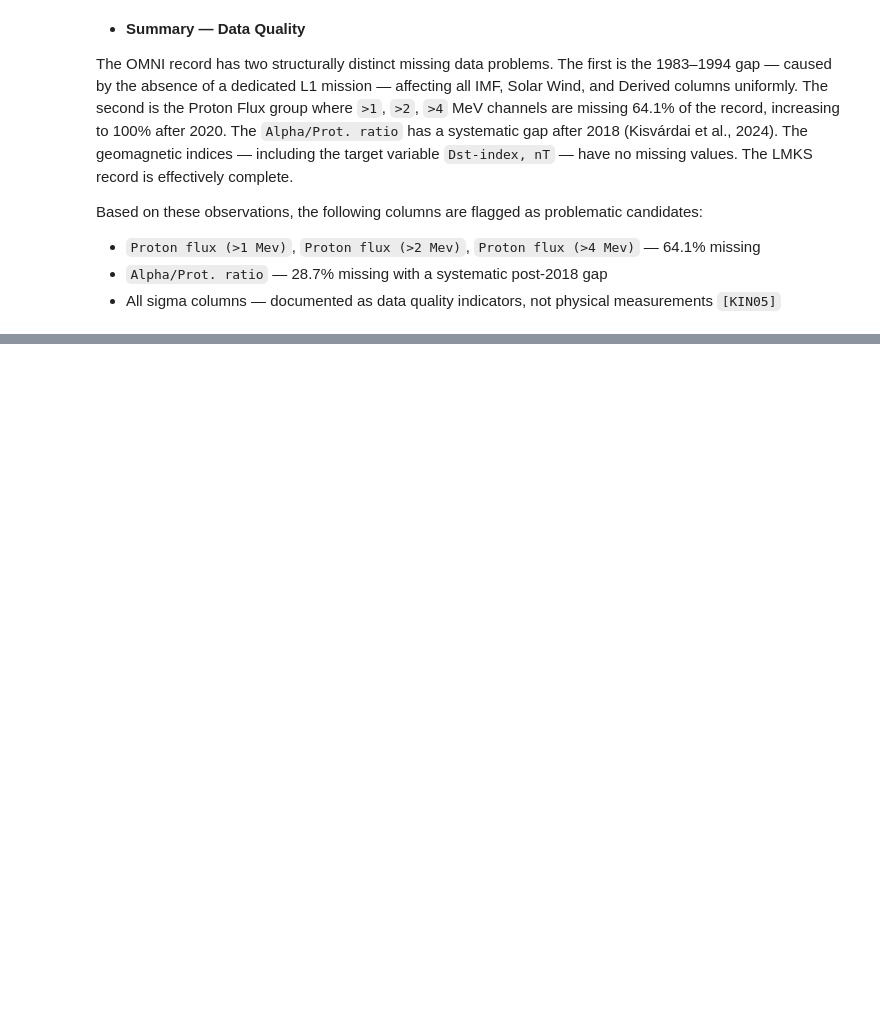
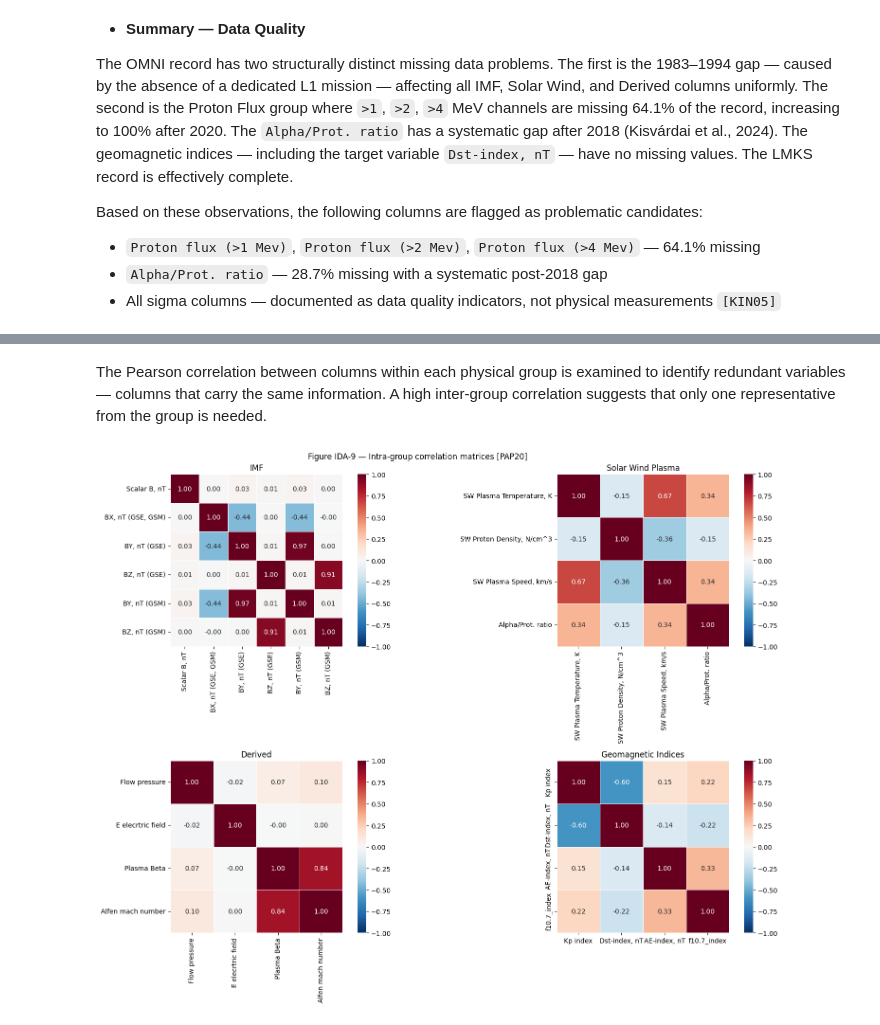
Before and after one commit to RoumenNikolov/cosmic-ray-storm-clean, a Jupyter notebook: cosmic_ray_storm_prediction.ipynb, the cells around one changed output, grey strips where cells are left out. Saved outputs shown, nothing was run; the diff lists cells and outputs as text; code cells hidden in the pictures; blank space fills up the shorter version.

Commit message:
feat: IDA – Feature-Target Analysis, correlation matrix, scatter plots vs Dst (Fig IDA-9, IDA-10)

```diff
--- a/cosmic_ray_storm_prediction.ipynb
+++ b/cosmic_ray_storm_prediction.ipynb
@@ -826,0 +756,48 @@ The 8 GLE hours and 2,259 Forbush hours are physically distinct signals and will
+# %% [markdown]
+The Pearson correlation between columns within each physical group is examined to identify redundant variables — columns that carry the same information. A high inter-group correlation suggests that only one representative from the group is needed.
+# %%
+
+# ── IDA: Intra-group correlation matrix ───────────────────────────────────────
+# Fill values are replaced with NaN before computing correlations.
+# A heatmap is plotted for each physical group.
+
+import matplotlib.pyplot as plt
+import seaborn as sns
+
+df_corr = df_omni.copy()
+for col, fv in fill_map.items():
+    df_corr[col] = df_corr[col].replace(fv, np.nan)
+
+groups_corr = {
+    'IMF': [
+        'Scalar B, nT', 'BX, nT (GSE, GSM)', 'BY, nT (GSE)',
+        'BZ, nT (GSE)', 'BY, nT (GSM)', 'BZ, nT (GSM)',
+    ],
+    'Solar Wind Plasma': [
+        'SW Plasma Temperature, K', 'SW Proton Density, N/cm^3',
+        'SW Plasma Speed, km/s', 'Alpha/Prot. ratio',
+    ],
+    'Derived': [
+        'Flow pressure', 'E elecrtric field',
+        'Plasma Beta', 'Alfen mach number',
+    ],
+    'Geomagnetic Indices': [
+        'Kp index', 'Dst-index, nT', 'AE-index, nT', 'f10.7_index',
+    ],
+}
+
+fig, axes = plt.subplots(2, 2, figsize=(16, 12))
+
+for ax, (group_name, cols) in zip(axes.flatten(), groups_corr.items()):
+    corr_matrix = df_corr[cols].corr()
+    sns.heatmap(corr_matrix, ax=ax, annot=True, fmt='.2f',
+                cmap='RdBu_r', center=0, vmin=-1, vmax=1,
+                square=True, linewidths=0.5)
+    ax.set_title(group_name)
+
+plt.suptitle('Figure IDA-9 — Intra-group correlation matrices [PAP20]', fontsize=12)
+plt.tight_layout()
+plt.savefig('images/fig_ida9_correlations.png', dpi=150, bbox_inches='tight')
+plt.show()
+# %% [output]
+[figure, added]
```
Also changed, not shown: parts of 19 cells of this notebook.
